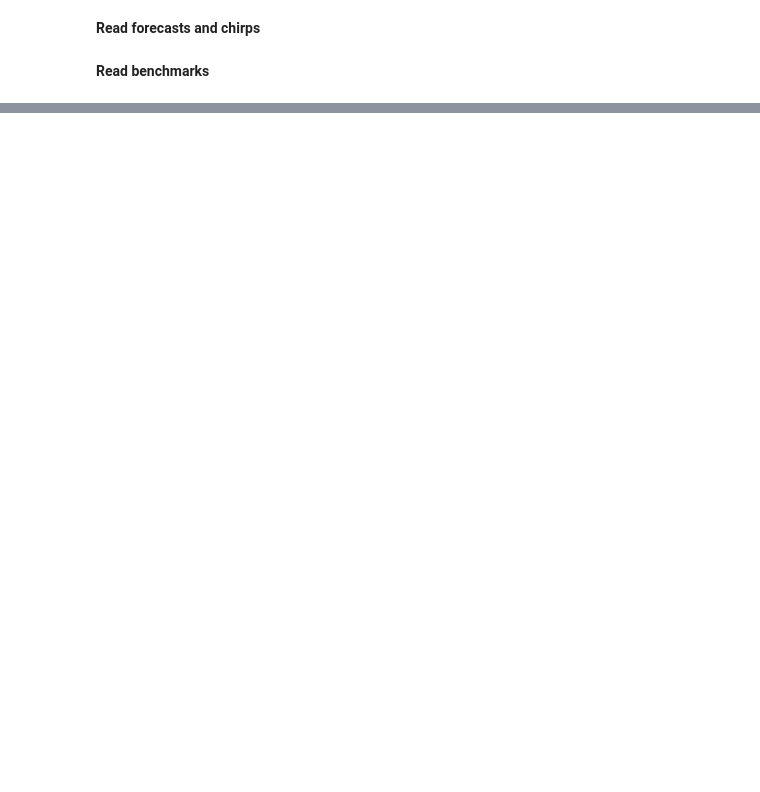
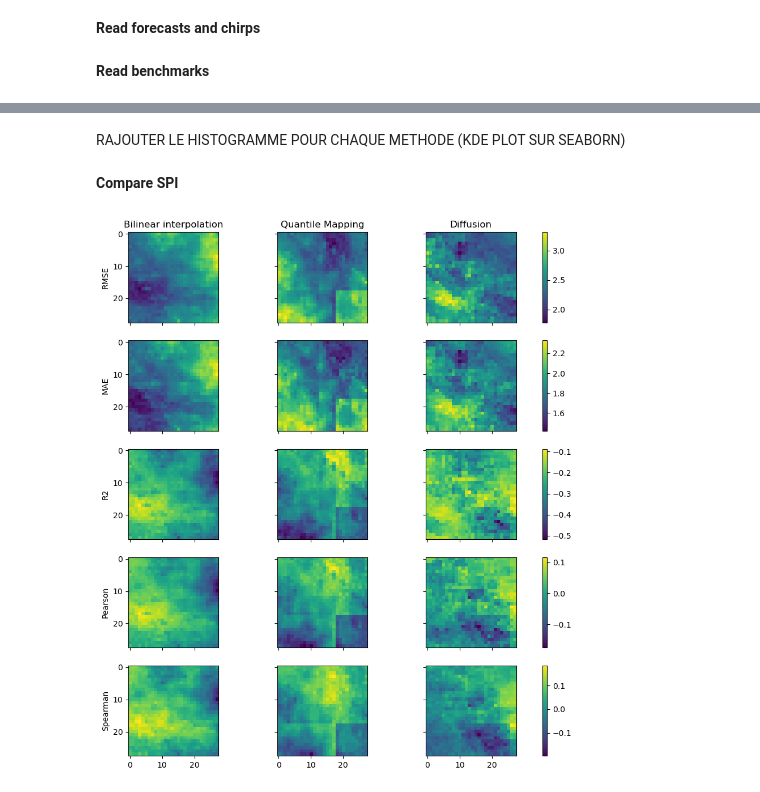
Before and after one commit to WFP-VAM/swirl-dynamics, a Jupyter notebook: swirl_dynamics/projects/probabilistic_diffusion/colabs/evaluation.ipynb, the cells around one changed output, grey strips where cells are left out. Drawn from its saved outputs; the diff is of its cells as text; code cells hidden in the pictures; blank space fills up the shorter version.

```diff
--- a/swirl_dynamics/projects/probabilistic_diffusion/colabs/evaluation.ipynb
+++ b/swirl_dynamics/projects/probabilistic_diffusion/colabs/evaluation.ipynb
@@ -190,0 +160,38 @@ plt.show()
+# %% [markdown]
+RAJOUTER LE HISTOGRAMME POUR CHAQUE METHODE (KDE PLOT SUR SEABORN)
+# %% [markdown]
+**Compare SPI**
+# %%
+spi_diffusion = xr.open_zarr('data/diffusion/test_diffusion_spi.zarr').__xarray_dataarray_variable__ / 1000
+spi_bilint = xr.open_zarr('data/benchmarks_results/bilinear/test_bilint_spi.zarr').tp / 1000
+spi_qm = xr.open_zarr('data/benchmarks_results/QM/test_qm_spi.zarr').scen / 1000
+
+spi_gt = xr.open_zarr('data/test_spi_chirps.zarr').chirps / 1000
+# %%
+# Compute metrics on SPI
+rmse_spi, mae_spi, r2_spi, pearson_spi, spearman_spi = dict(), dict(), dict(), dict(), dict()
+
+rmse_spi['diffusion'] = xss.rmse(spi_diffusion, spi_gt, dim='time')
+rmse_spi['qm'] = xss.rmse(spi_qm, spi_gt, dim='time')
+rmse_spi['bilint'] = xss.rmse(spi_bilint, spi_gt, dim='time')
+
+mae_spi['diffusion'] = xss.mae(spi_diffusion, spi_gt, dim='time')
+mae_spi['qm'] = xss.mae(spi_qm, spi_gt, dim='time')
+mae_spi['bilint'] = xss.mae(spi_bilint, spi_gt, dim='time')
+
+r2_spi['diffusion'] = xss.r2(spi_diffusion, spi_gt, dim='time')
+r2_spi['qm'] = xss.r2(spi_qm, spi_gt, dim='time')
+r2_spi['bilint'] = xss.r2(spi_bilint, spi_gt, dim='time')
+
+pearson_spi['diffusion'] = xss.pearson_r(spi_diffusion, spi_gt, dim='time')
+pearson_spi['qm'] = xss.pearson_r(spi_qm, spi_gt, dim='time')
+pearson_spi['bilint'] = xss.pearson_r(spi_bilint, spi_gt, dim='time')
+
+spearman_spi['diffusion'] = xss.spearman_r(spi_diffusion, spi_gt, dim='time')
+spearman_spi['qm'] = xss.spearman_r(spi_qm, spi_gt, dim='time')
+spearman_spi['bilint'] = xss.spearman_r(spi_bilint, spi_gt, dim='time')
+# %%
+# Plot
+plot_eval_metrics(rmse_spi, mae_spi, r2_spi, pearson_spi, spearman_spi)
+# %% [output]
+[figure, added]
```
Also changed, not shown: parts of 36 cells of this notebook, 2 other files.
